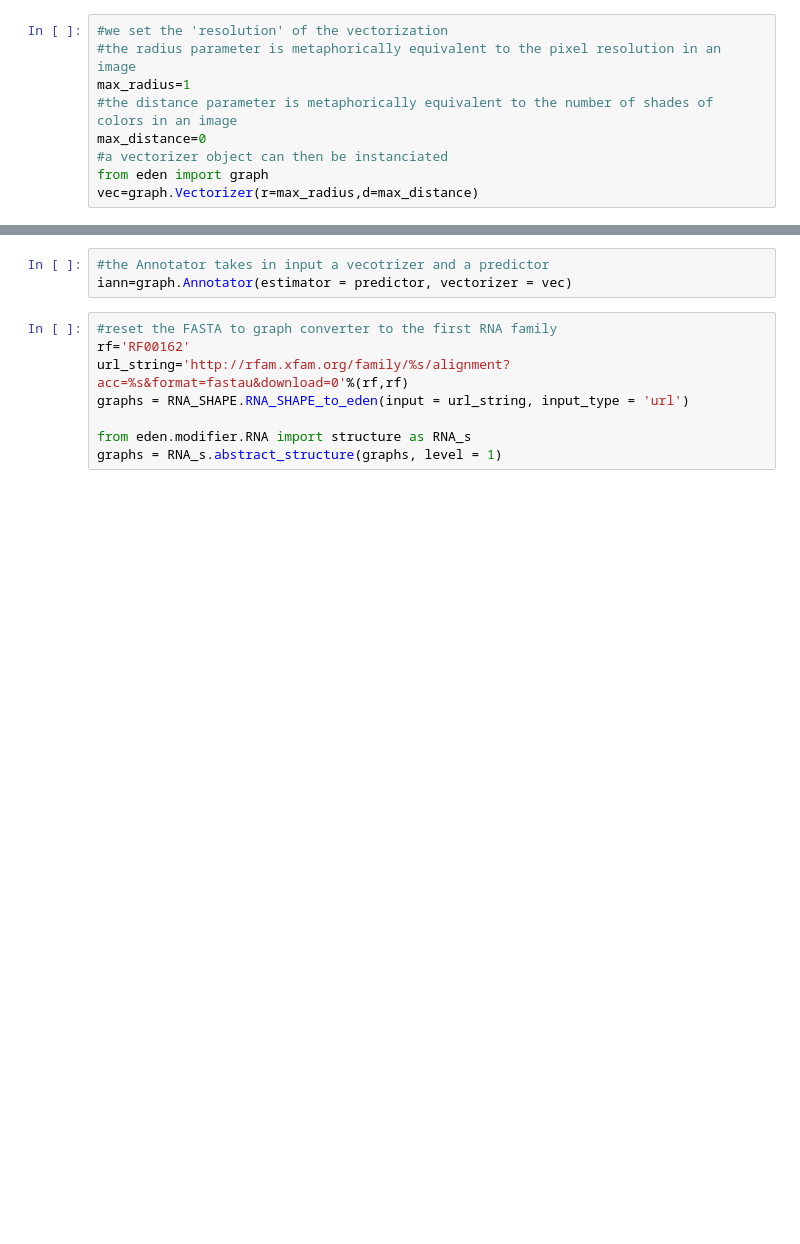
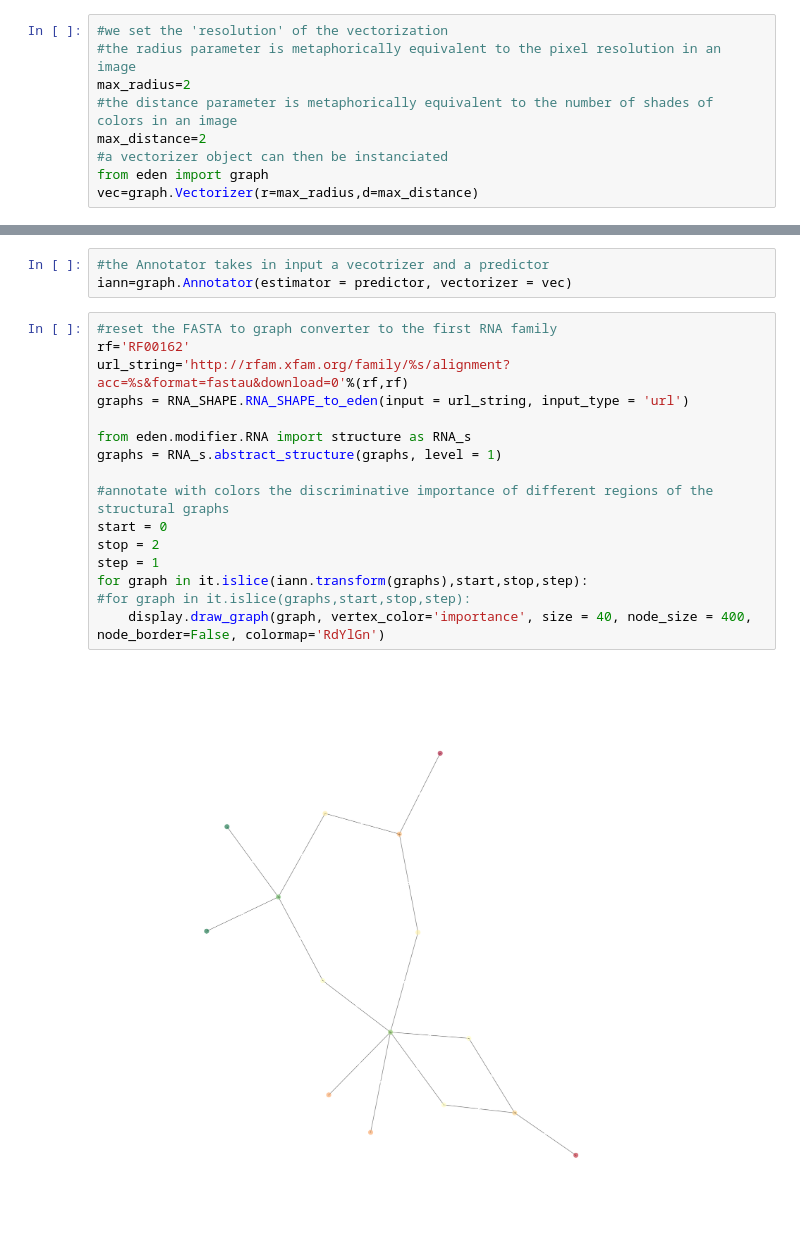
Before and after one commit to fabriziocosta/EDeN, a Jupyter notebook: examples/RNA.ipynb, the cells around one changed output, grey strips where cells are left out. Drawn from its saved outputs; the diff is of its cells as text; blank space fills up the shorter version.

```diff
--- a/examples/RNA.ipynb
+++ b/examples/RNA.ipynb
@@ -90,9 +89,9 @@ Vectorization setup
 # %%
 #we set the 'resolution' of the vectorization
 #the radius parameter is metaphorically equivalent to the pixel resolution in an image
-max_radius=1
+max_radius=2
 #the distance parameter is metaphorically equivalent to the number of shades of colors in an image
-max_distance=0
+max_distance=2
 #a vectorizer object can then be instanciated
 from eden import graph
 vec=graph.Vectorizer(r=max_radius,d=max_distance)
@@ -185,8 +184,18 @@ iann=graph.Annotator(estimator = predictor, vectorizer = vec)
 # %%
 #reset the FASTA to graph converter to the first RNA family
 rf='RF00162'
 url_string='http://rfam.xfam.org/family/%s/alignment?acc=%s&format=fastau&download=0'%(rf,rf)
 graphs = RNA_SHAPE.RNA_SHAPE_to_eden(input = url_string, input_type = 'url')
 
 from eden.modifier.RNA import structure as RNA_s
 graphs = RNA_s.abstract_structure(graphs, level = 1)
+
+#annotate with colors the discriminative importance of different regions of the structural graphs
+start = 0
+stop = 2
+step = 1
+for graph in it.islice(iann.transform(graphs),start,stop,step):
+#for graph in it.islice(graphs,start,stop,step):
+    display.draw_graph(graph, vertex_color='importance', size = 40, node_size = 400, node_border=False, colormap='RdYlGn')
+# %% [output]
+[figure, added]
```
Also changed, not shown: parts of 8 cells of this notebook, 5 other files.
